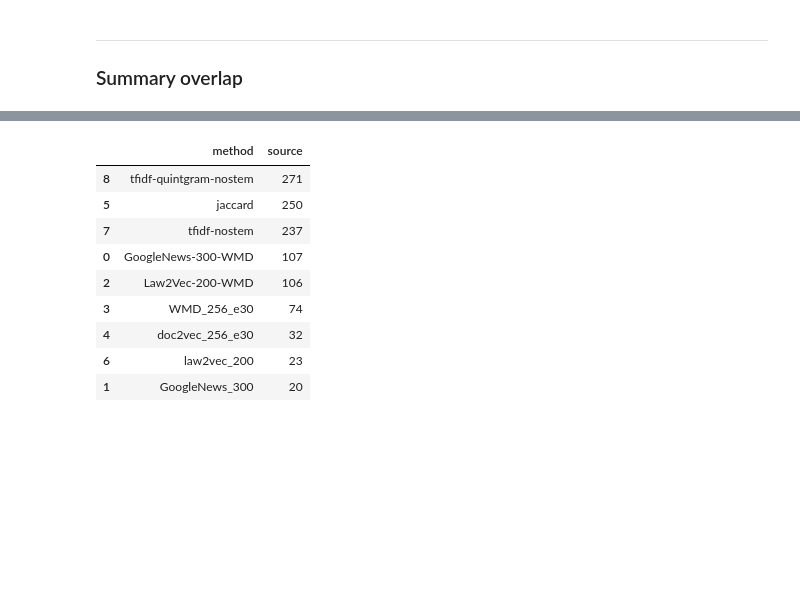
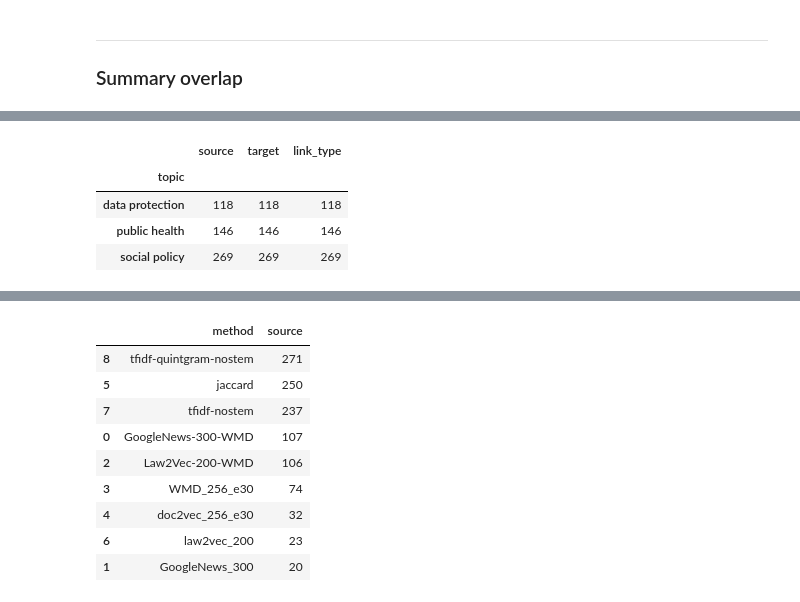
Before and after one commit to Shagunaawasthi/cjeu-court-decision-similarity, a Jupyter notebook: scripts/SetsAnalysis.ipynb, the cells around one changed output, grey strips where cells are left out. Saved outputs shown, nothing was run; the diff lists cells and outputs as text; code cells hidden in the pictures; blank space fills up the shorter version.

```diff
--- a/scripts/SetsAnalysis.ipynb
+++ b/scripts/SetsAnalysis.ipynb
@@ -259,0 +312,4 @@ cases_similarity_top5.groupby(['method']).count()['source'].reset_index().tail()
+# %%
+temp = pd.merge(citations_subset_filtered
+         ,sampled_cases[['case','topic']].rename(columns={'case':'source'})
+         ,how='left', on='source')
@@ -260,3 +320,11 @@ cases_similarity_top5.groupby(['method']).count()['source'].reset_index().tail()
+# %%
+temp.groupby('topic').count()
+# %% [output]
+|  | source | target | link_type |
+| topic |  |  |  |
+| data protection | 118 | 118 | 118 |
+| public health | 146 | 146 | 146 |
+| social policy | 269 | 269 | 269 |
 # %%
 table_from_overlap_analysis = pd.read_csv('../outputdata/results4plot.csv')
 table_from_overlap_analysis.head(3)
```
Also changed, not shown: parts of 30 cells of this notebook, 1 other file.
